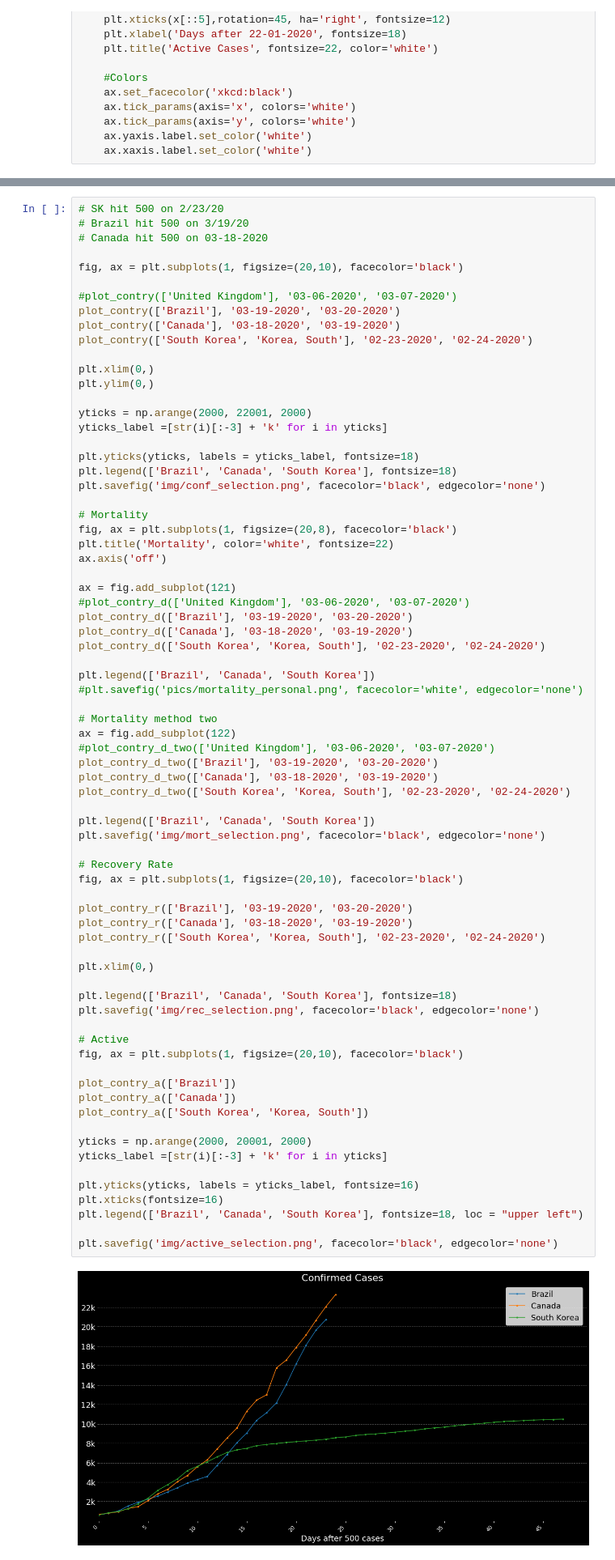
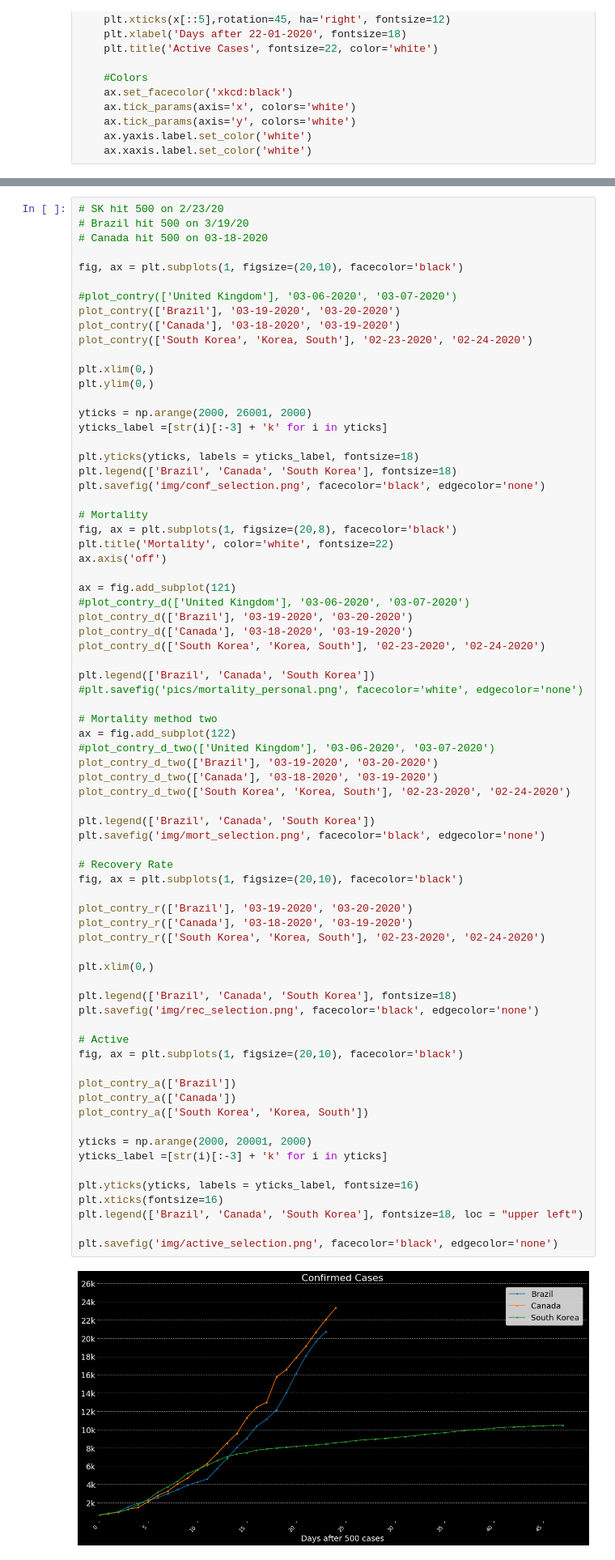
Before and after one commit to Thiagobc23/COVID-19, a Jupyter notebook: 01_COVID19.ipynb, the cells around one changed output, grey strips where cells are left out. Shown at 81% size. Cells and saved outputs as stored; diff of their text form.

```diff
--- a/01_COVID19.ipynb
+++ b/01_COVID19.ipynb
@@ -598,7 +598,7 @@ plot_contry(['South Korea', 'Korea, South'], '02-23-2020', '02-24-2020')
 plt.xlim(0,)
 plt.ylim(0,)
 
-yticks = np.arange(2000, 22001, 2000)
+yticks = np.arange(2000, 26001, 2000)
 yticks_label =[str(i)[:-3] + 'k' for i in yticks]
 
 plt.yticks(yticks, labels = yticks_label, fontsize=18)
@@ -630,34 +630,34 @@ plt.legend(['Brazil', 'Canada', 'South Korea'])
 plt.savefig('img/mort_selection.png', facecolor='black', edgecolor='none')
 
 # Recovery Rate
 fig, ax = plt.subplots(1, figsize=(20,10), facecolor='black')
 
 plot_contry_r(['Brazil'], '03-19-2020', '03-20-2020')
 plot_contry_r(['Canada'], '03-18-2020', '03-19-2020')
 plot_contry_r(['South Korea', 'Korea, South'], '02-23-2020', '02-24-2020')
 
 plt.xlim(0,)
 
 plt.legend(['Brazil', 'Canada', 'South Korea'], fontsize=18)
 plt.savefig('img/rec_selection.png', facecolor='black', edgecolor='none')
 
 # Active
 fig, ax = plt.subplots(1, figsize=(20,10), facecolor='black')
 
 plot_contry_a(['Brazil'])
 plot_contry_a(['Canada'])
 plot_contry_a(['South Korea', 'Korea, South'])
 
 yticks = np.arange(2000, 20001, 2000)
 yticks_label =[str(i)[:-3] + 'k' for i in yticks]
 
 plt.yticks(yticks, labels = yticks_label, fontsize=16)
 plt.xticks(fontsize=16)
 plt.legend(['Brazil', 'Canada', 'South Korea'], fontsize=18, loc = "upper left")
 
 plt.savefig('img/active_selection.png', facecolor='black', edgecolor='none')
 # %% [output]
-[figure, old version]
+[figure, new version]
 [figure]
 [figure]
 [figure]
```
Also changed, not shown: parts of 1 cell of this notebook, 11 other files.
